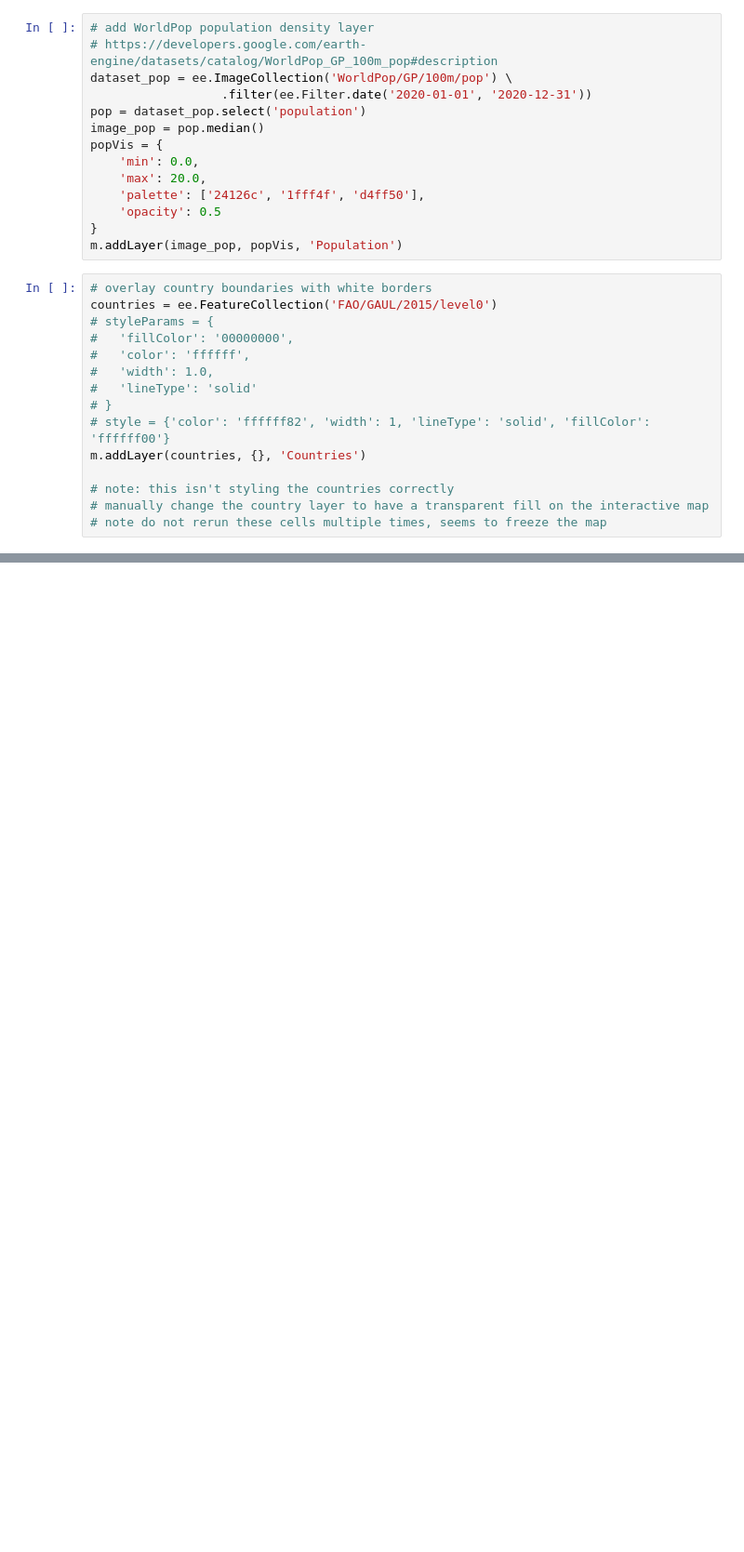
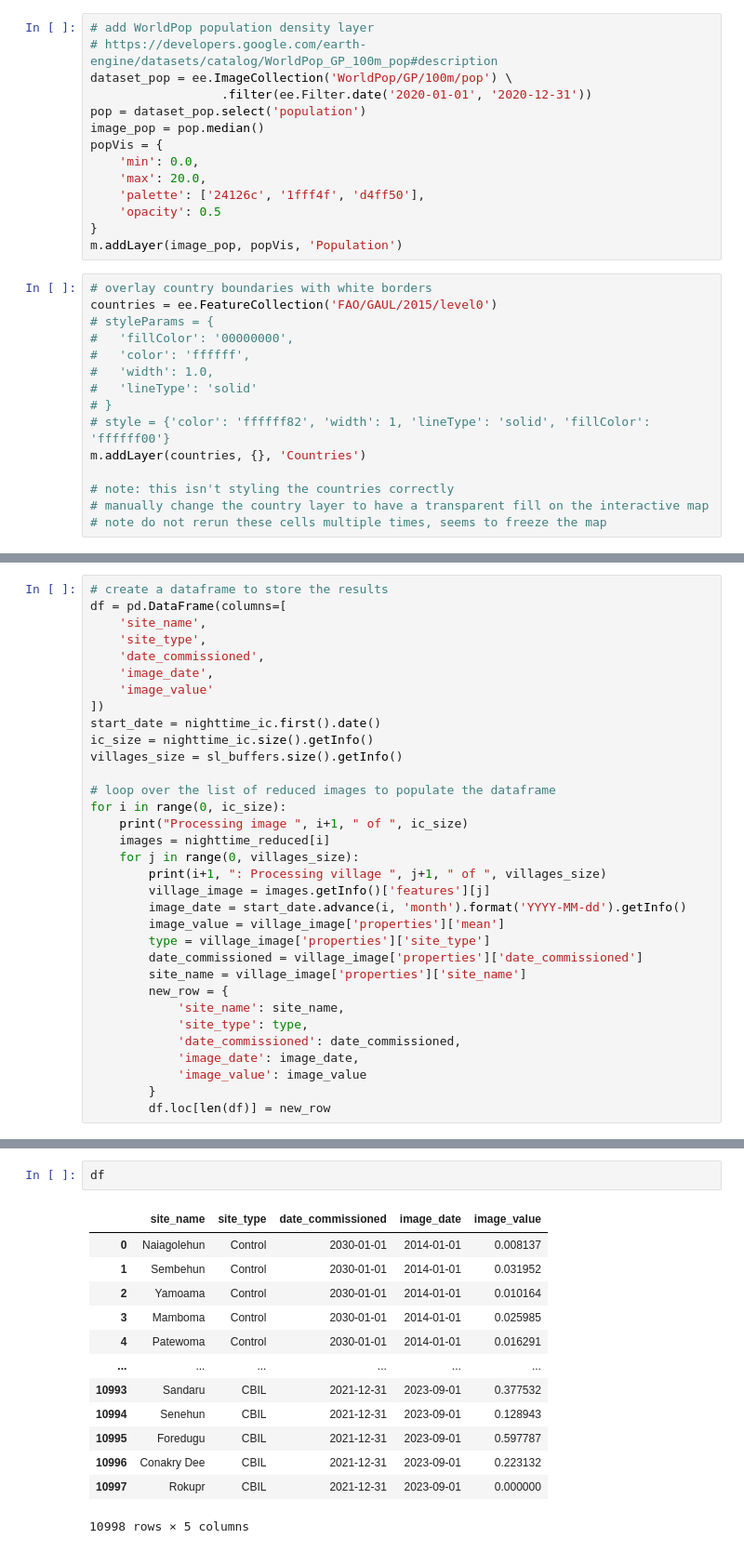
Before and after one commit to geohai/mini-grid-nightlights, a Jupyter notebook: 2_GetNightlightValues.ipynb, the cells around one changed output, grey strips where cells are left out. Shown at 93% size. Saved outputs shown, nothing was run; the diff lists cells and outputs as text; blank space fills up the shorter version.

```diff
--- a/2_GetNightlightValues.ipynb
+++ b/2_GetNightlightValues.ipynb
@@ -81,0 +299,33 @@ Now we're looking for populated areas in the countries of interest that have nig
+# %%
+# create a dataframe to store the results
+df = pd.DataFrame(columns=[
+    'site_name',
+    'site_type',
+    'date_commissioned',
+    'image_date',
+    'image_value'
+])
+start_date = nighttime_ic.first().date()
+ic_size = nighttime_ic.size().getInfo()
+villages_size = sl_buffers.size().getInfo()
+
+# loop over the list of reduced images to populate the dataframe
+for i in range(0, ic_size):
+    print("Processing image ", i+1, " of ", ic_size)
+    images = nighttime_reduced[i]
+    for j in range(0, villages_size):
+        print(i+1, ": Processing village ", j+1, " of ", villages_size)
+        village_image = images.getInfo()['features'][j]
+        image_date = start_date.advance(i, 'month').format('YYYY-MM-dd').getInfo()
+        image_value = village_image['properties']['mean']
+        type = village_image['properties']['site_type']
+        date_commissioned = village_image['properties']['date_commissioned']
+        site_name = village_image['properties']['site_name']
+        new_row = {
+            'site_name': site_name,
+            'site_type': type,
+            'date_commissioned': date_commissioned,
+            'image_date': image_date,
+            'image_value': image_value
+        }
+        df.loc[len(df)] = new_row
@@ -81,0 +350,16 @@ Now we're looking for populated areas in the countries of interest that have nig
+# %%
+df
+# %% [output]
+|  | site_name | site_type | date_commissioned | image_date | image_value |
+| 0 | Naiagolehun | Control | 2030-01-01 | 2014-01-01 | 0.008137 |
+| 1 | Sembehun | Control | 2030-01-01 | 2014-01-01 | 0.031952 |
+| 2 | Yamoama | Control | 2030-01-01 | 2014-01-01 | 0.010164 |
+| 3 | Mamboma | Control | 2030-01-01 | 2014-01-01 | 0.025985 |
+| 4 | Patewoma | Control | 2030-01-01 | 2014-01-01 | 0.016291 |
+| ... | ... | ... | ... | ... | ... |
+| 10993 | Sandaru | CBIL | 2021-12-31 | 2023-09-01 | 0.377532 |
+| 10994 | Senehun | CBIL | 2021-12-31 | 2023-09-01 | 0.128943 |
+| 10995 | Foredugu | CBIL | 2021-12-31 | 2023-09-01 | 0.597787 |
+| 10996 | Conakry Dee | CBIL | 2021-12-31 | 2023-09-01 | 0.223132 |
+| 10997 | Rokupr | CBIL | 2021-12-31 | 2023-09-01 | 0.000000 |
+10998 rows × 5 columns
```
Also changed, not shown: parts of 25 cells of this notebook, 1 other file.
